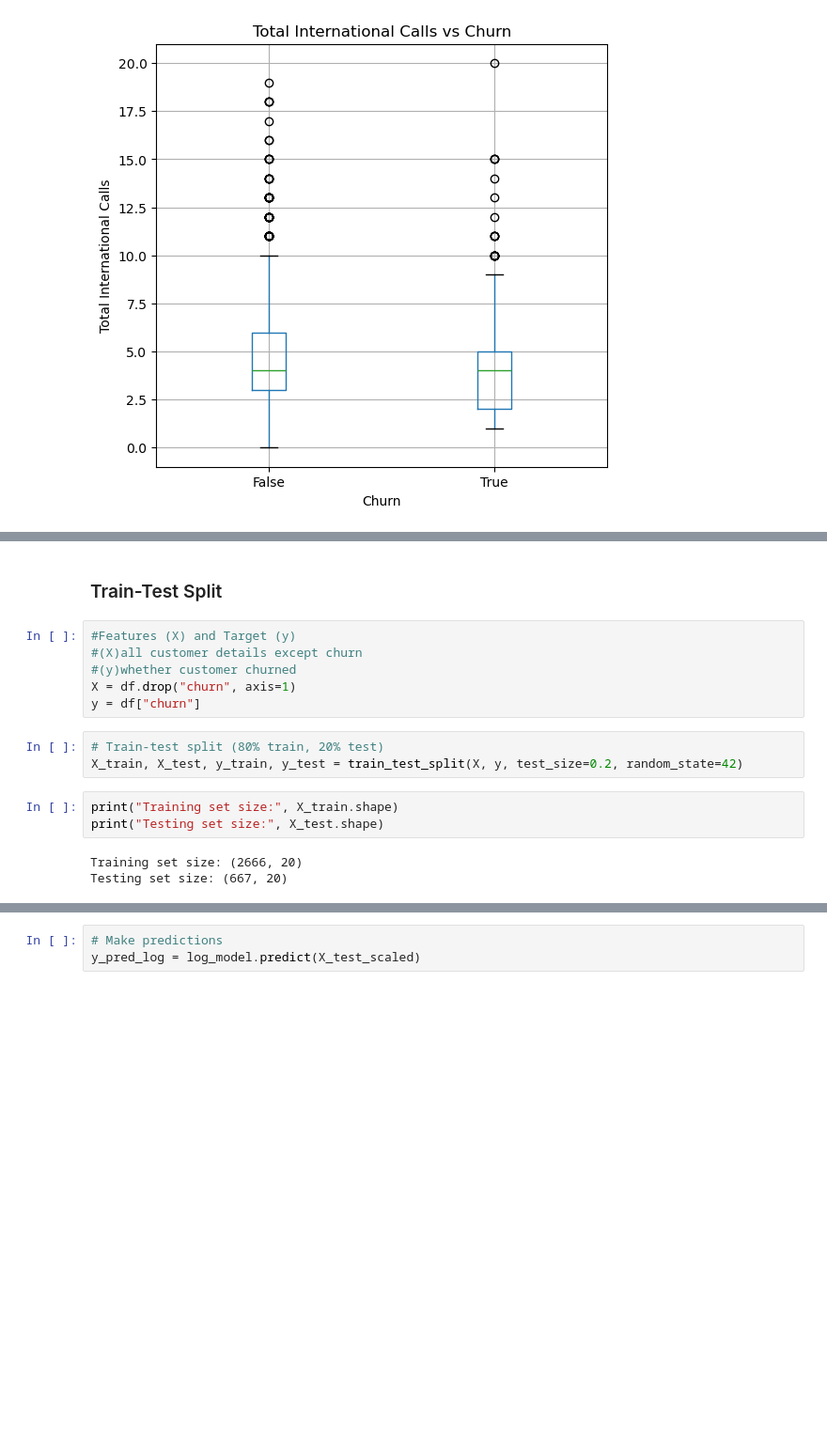
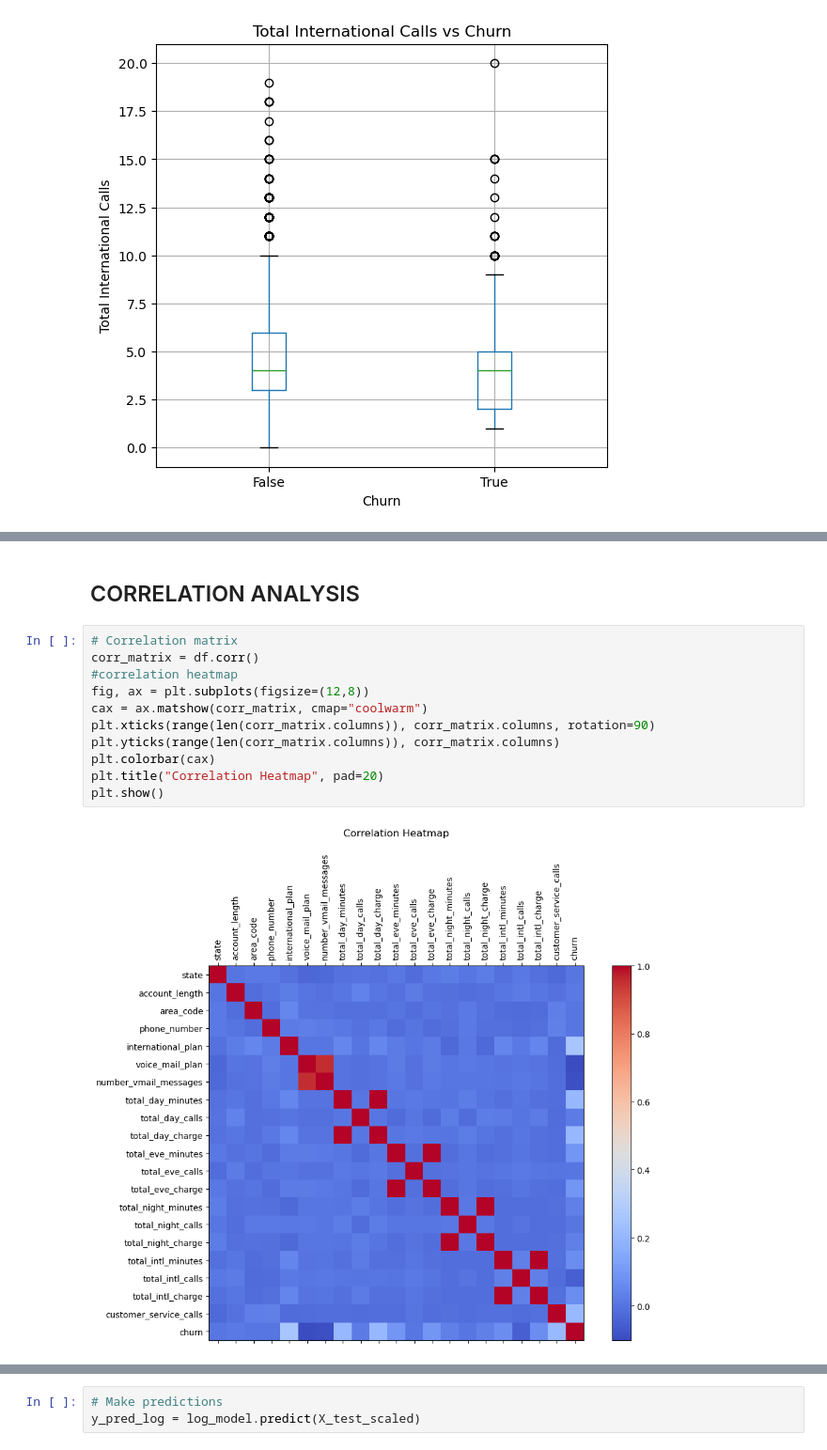
Before and after one commit to Jesse-ngugi99/GROUP_8_PHASE_THREE, a Jupyter notebook: Phase 3 project.ipynb, the cells around one changed output, grey strips where cells are left out. Shown at 94% size. Drawn from its saved outputs; the diff is of its cells as text; blank space fills up the shorter version.

```diff
--- a/Phase 3 project.ipynb
+++ b/Phase 3 project.ipynb
@@ -263,17 +268,15 @@ df["churn"].value_counts(normalize=True)
-# %% [markdown]
-### Train-Test Split
-# %%
-#Features (X) and Target (y)
-#(X)all customer details except churn
-#(y)whether customer churned
-X = df.drop("churn", axis=1)
-y = df["churn"]
-# %%
-# Train-test split (80% train, 20% test)
-X_train, X_test, y_train, y_test = train_test_split(X, y, test_size=0.2, random_state=42)
-# %%
-print("Training set size:", X_train.shape)
-print("Testing set size:", X_test.shape)
-# %% [output]
-Training set size: (2666, 20)
-Testing set size: (667, 20)
+# %% [markdown]
+## CORRELATION ANALYSIS
+# %%
+# Correlation matrix
+corr_matrix = df.corr()
+#correlation heatmap
+fig, ax = plt.subplots(figsize=(12,8))
+cax = ax.matshow(corr_matrix, cmap="coolwarm")
+plt.xticks(range(len(corr_matrix.columns)), corr_matrix.columns, rotation=90)
+plt.yticks(range(len(corr_matrix.columns)), corr_matrix.columns)
+plt.colorbar(cax)
+plt.title("Correlation Heatmap", pad=20)
+plt.show()
+# %% [output]
+[figure, added]
```
Also changed, not shown: parts of 43 cells of this notebook.
